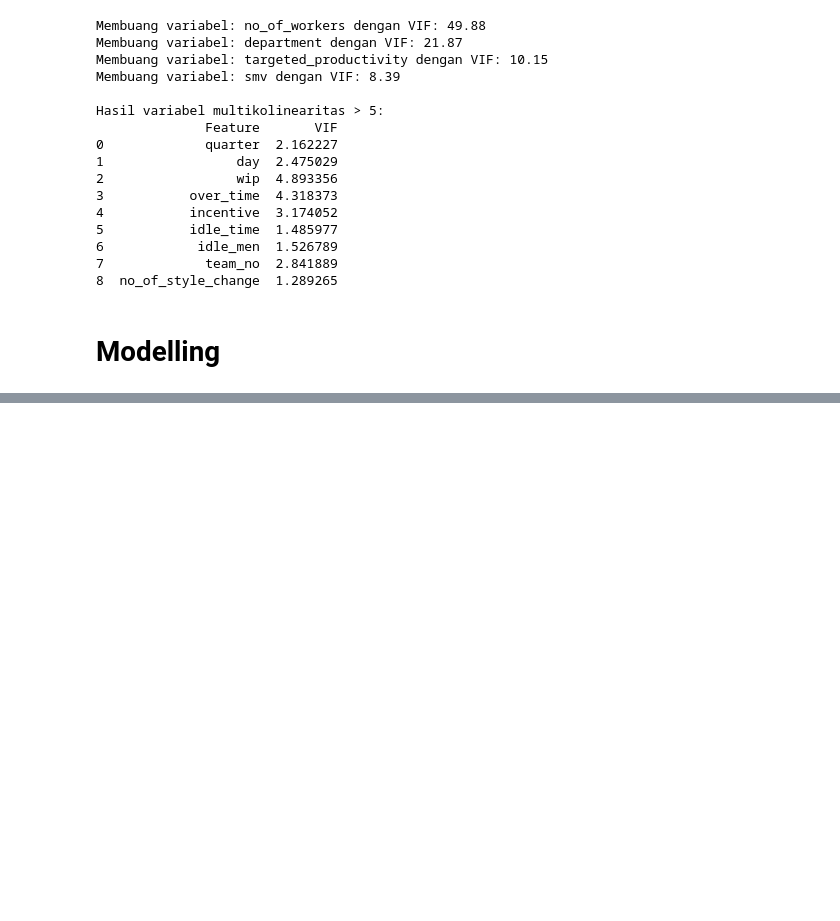
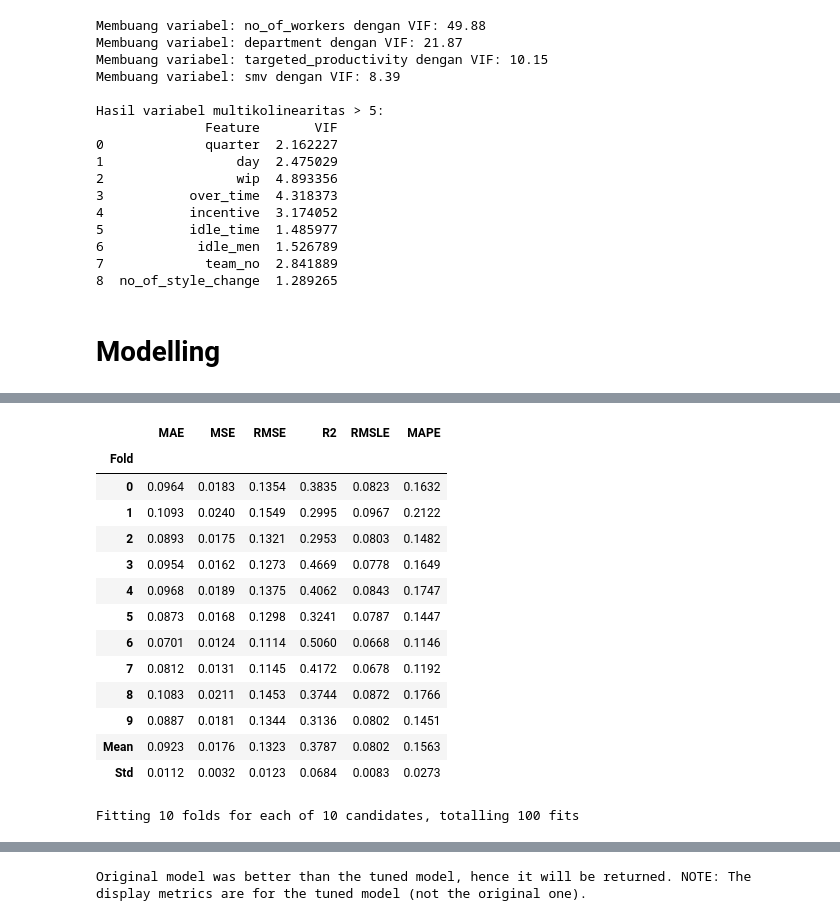
Before and after one commit to Windy-120202/Garment-worker-productivity, a Jupyter notebook: Final_projek_Windy_Atika.ipynb, the cells around one changed output, grey strips where cells are left out. Cells and saved outputs as stored; diff of their text form; code cells hidden in the pictures; blank space fills up the shorter version.

```diff
--- a/Final_projek_Windy_Atika.ipynb
+++ b/Final_projek_Windy_Atika.ipynb
@@ -516 +509,4 @@ best_model = compare_models()
 [interactive output not drawn]
+# %%
+tuned_model = tune_model(best_model)
+# %% [output]
@@ -516,0 +514,15 @@ best_model = compare_models()
+|  | MAE | MSE | RMSE | R2 | RMSLE | MAPE |
+| Fold |  |  |  |  |  |  |
+| 0 | 0.0964 | 0.0183 | 0.1354 | 0.3835 | 0.0823 | 0.1632 |
+| 1 | 0.1093 | 0.0240 | 0.1549 | 0.2995 | 0.0967 | 0.2122 |
+| 2 | 0.0893 | 0.0175 | 0.1321 | 0.2953 | 0.0803 | 0.1482 |
+| 3 | 0.0954 | 0.0162 | 0.1273 | 0.4669 | 0.0778 | 0.1649 |
+| 4 | 0.0968 | 0.0189 | 0.1375 | 0.4062 | 0.0843 | 0.1747 |
+| 5 | 0.0873 | 0.0168 | 0.1298 | 0.3241 | 0.0787 | 0.1447 |
+| 6 | 0.0701 | 0.0124 | 0.1114 | 0.5060 | 0.0668 | 0.1146 |
+| 7 | 0.0812 | 0.0131 | 0.1145 | 0.4172 | 0.0678 | 0.1192 |
+| 8 | 0.1083 | 0.0211 | 0.1453 | 0.3744 | 0.0872 | 0.1766 |
+| 9 | 0.0887 | 0.0181 | 0.1344 | 0.3136 | 0.0802 | 0.1451 |
+| Mean | 0.0923 | 0.0176 | 0.1323 | 0.3787 | 0.0802 | 0.1563 |
+| Std | 0.0112 | 0.0032 | 0.0123 | 0.0684 | 0.0083 | 0.0273 |
+Fitting 10 folds for each of 10 candidates, totalling 100 fits
@@ -516,0 +530 @@ best_model = compare_models()
+Original model was better than the tuned model, hence it will be returned. NOTE: The display metrics are for the tuned model (not the original one).
```
Also changed, not shown: parts of 16 cells of this notebook.
